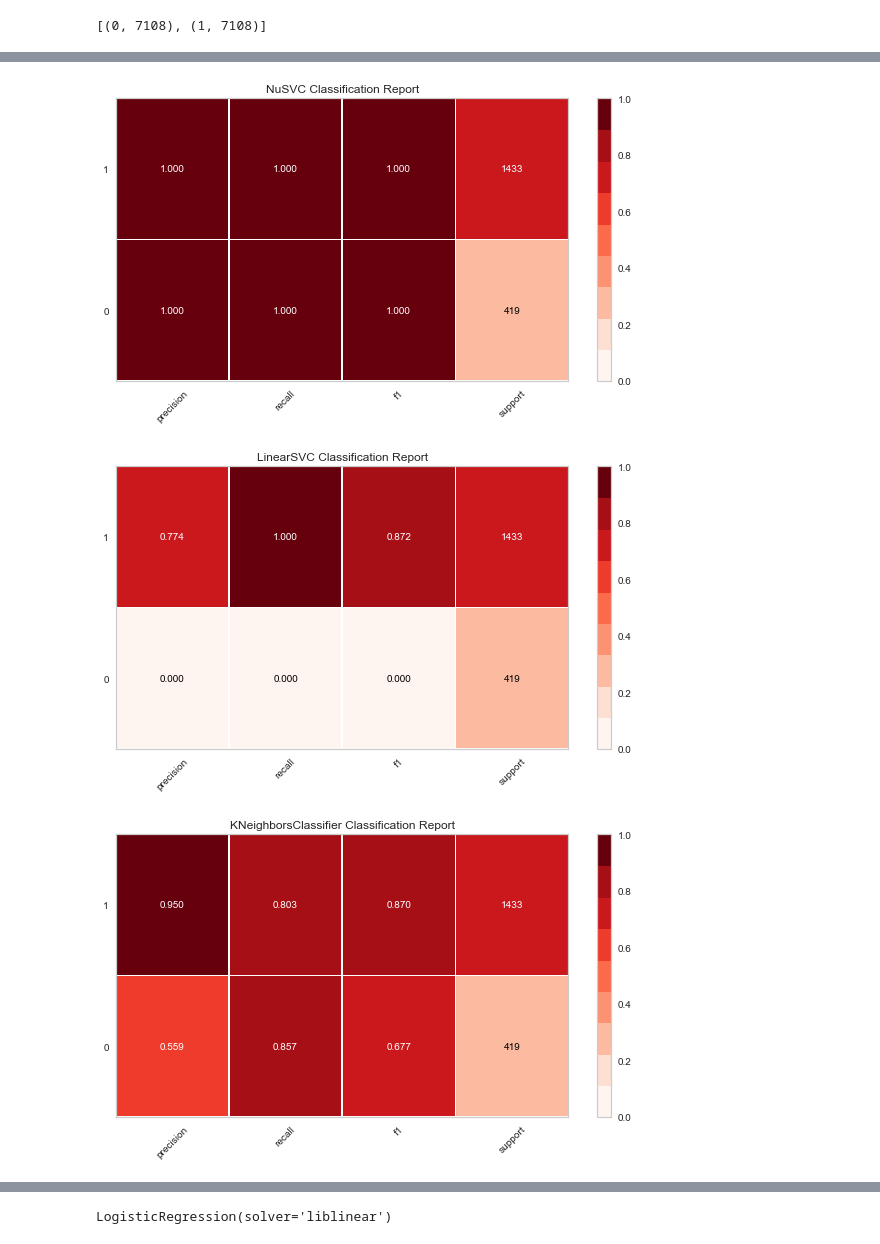
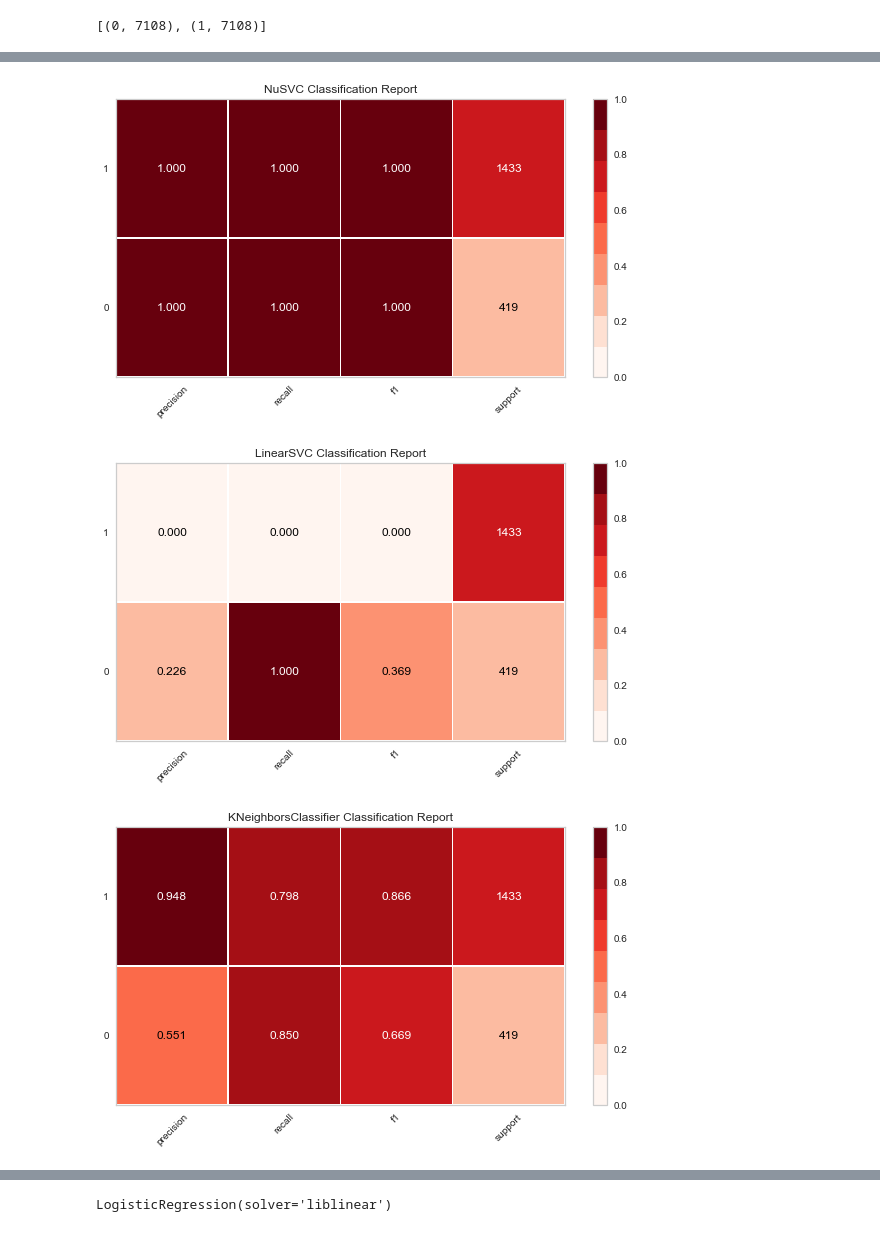
Before and after one commit to georgetown-analytics/Formula1, a Jupyter notebook: Evaluation/Model Evaluation Phase VI.ipynb, the cells around one changed output, grey strips where cells are left out. Saved outputs shown, nothing was run; the diff lists cells and outputs as text; code cells hidden in the pictures.

Commit message:
Changed some train sets to test sets and edited a small bit of function wording for model eval

```diff
--- a/Evaluation/Model Evaluation Phase VI.ipynb
+++ b/Evaluation/Model Evaluation Phase VI.ipynb
@@ -122,12 +122,12 @@ visualizer.show()                 # Draw the data
 
 X_train, X_test, y_train, y_test = tts(X, y, test_size=0.20, random_state = 3)
 
-def score_model(X_train, y_train, estimator, **kwargs):
+def score_model(X_train, y_train, X_test, y_test, estimator, **kwargs):
 
-    model.fit(X_train, y_train, **kwargs)
+    estimator.fit(X_train, y_train, **kwargs)
 
     expected  = y_test
-    predicted = model.predict(X_test)
+    predicted = estimator.predict(X_test)
 
     # Compute and return F1
     print("{}: {}".format(estimator.__class__.__name__, f1_score(expected, predicted)))
@@ -146,5 +146,5 @@ models = [
 ]
 
 for model in models:
-    score_model(X, y, model)
+    score_model(X_train, y_train, X_test, y_test, model)
 # %% [output]
@@ -240,7 +226,7 @@ def visualize_model(X, y, estimator):
     """
     # Instantiate the classification model and visualizer
     visualizer = ClassificationReport(
-        model,
+        estimator,
         classes=[0,1],
         cmap="Reds",
         support=True,
@@ -260,3 +246,3 @@ for model in models:
-[figure, old version]
+[figure, new version]
-[figure, old version]
+[figure, new version]
-[figure, old version]
+[figure, new version]
```
Also changed, not shown: parts of 25 cells of this notebook.
